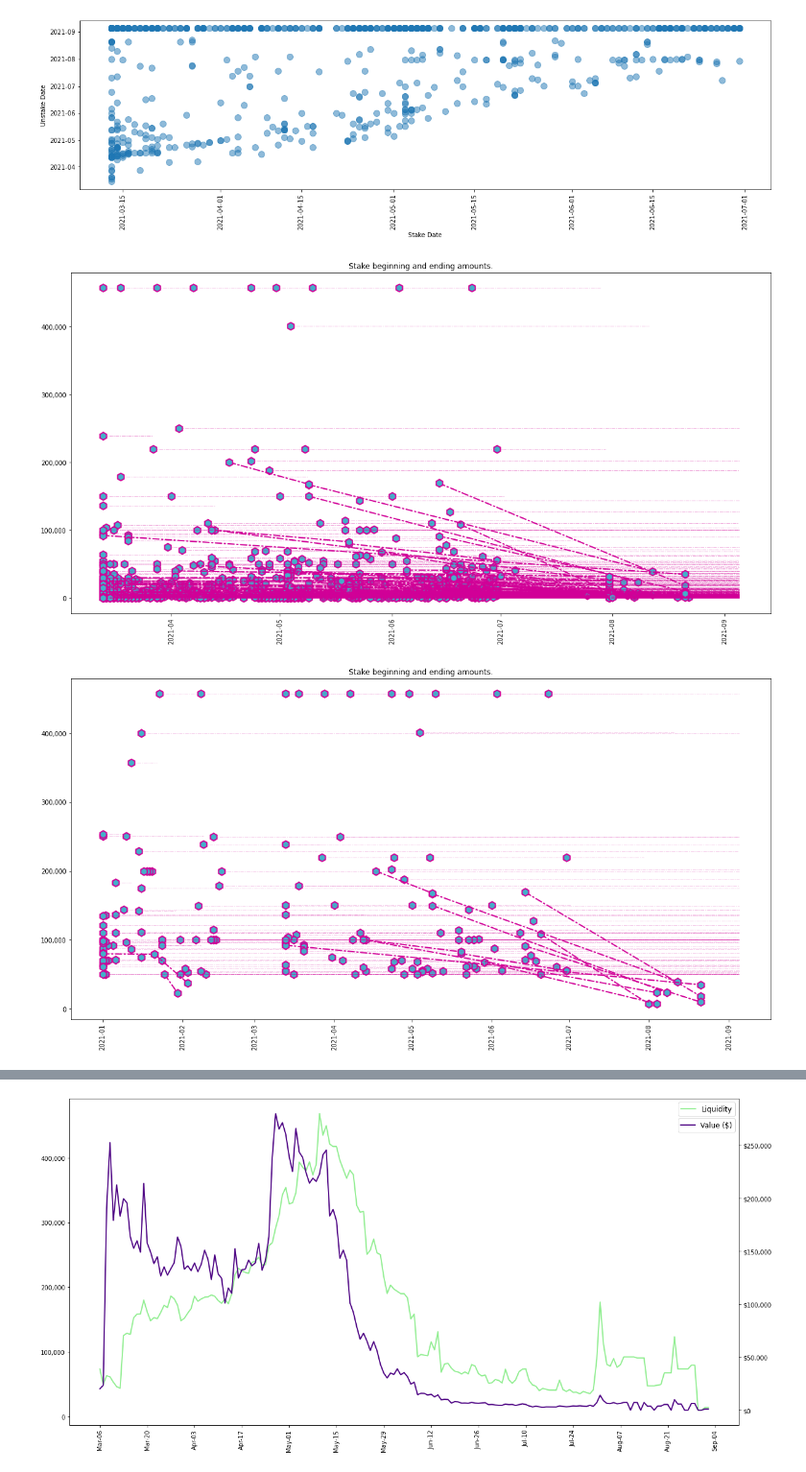
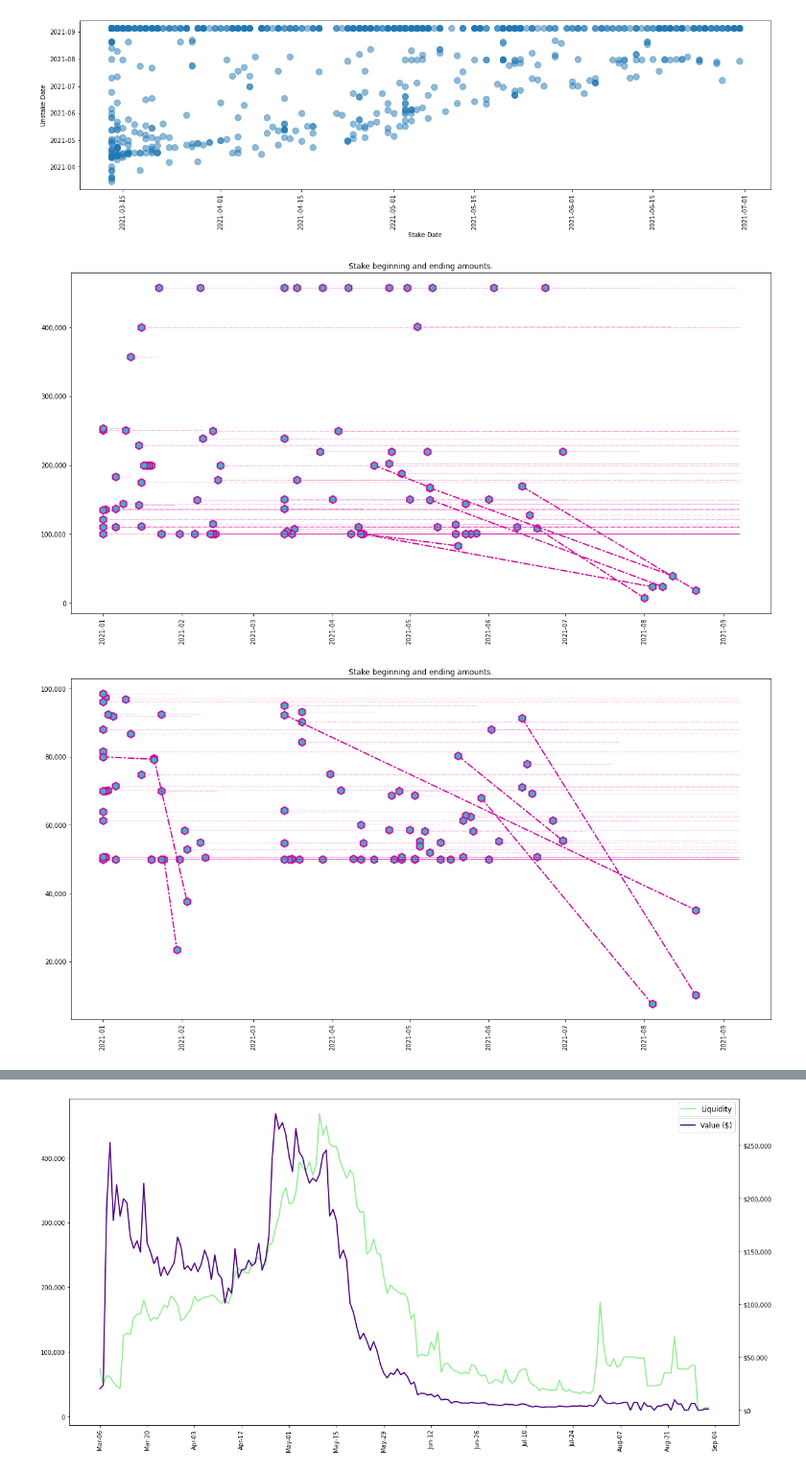
Before and after one commit to seanbhart/flashV2-analysis, a Jupyter notebook: FlashV2_Analysis_Playground.ipynb, the cells around one changed output, grey strips where cells are left out. Shown at 96% size. Cells and saved outputs as stored; diff of their text form; code cells hidden in the pictures.

```diff
--- a/FlashV2_Analysis_Playground.ipynb
+++ b/FlashV2_Analysis_Playground.ipynb
@@ -320,14 +363,17 @@ for i in range(0, len(x1)):
     # ax1.plot(x1[i], y1[i], color='#D10097', linewidth=0, marker='h', markerfacecolor='#43B0CA', markeredgewidth=2, markersize=12, markevery=3)
     # datetime.date.today()
 #     color = 1 if d2[i] is None and d1[i] is None else
-    ax1.scatter((y3[i] / y1[i]) * 100, ((y2[i] - y3[i]) / y1[i]) * 100, s=s1[i] / 200, c='#424242', cmap='RdPu', alpha=0.5, zorder=50)
+    scatter = ax1.scatter((y3[i] / y1[i]) * 100, ((y2[i] - y3[i]) / y1[i]) * 100, s=s1[i] / 200, c='#424242', cmap='RdPu', alpha=0.5, zorder=50)
 #     ax1.scatter((y3[i] / y1[i]) * 100, ((y2[i] - y3[i]) / y1[i]) * 100, s=s1[i] / 200, c=(datetime.date.today() - d1[i]).days * 100, cmap='RdPu', alpha=0.5, zorder=50)
 #     ax1.scatter(x1[i], (y2[i] / y1[i]) * 100, s=s1[i] / 200, color='#43B0CA', alpha=0.5, zorder=50) #, label="Number of Stakes") #blue #43B0CA
 #     ax1.scatter(x1[i], (y3[i] / y1[i]) * 100, s=s1[i] / 200, color='#D10097', alpha=0.5, zorder=50) #, label="Number of Stakes") #pink #D10097 #gray #424242
+    handles, labels = scatter.legend_elements(prop="sizes", alpha=0.6)
+
 ax1.xaxis.set_major_formatter(PercentFormatter())
 ax1.yaxis.set_major_formatter(PercentFormatter())
 ax1.set_xlabel("Account's percent of stakes unstaked early")
 ax1.set_ylabel("Account's percent of stakes unstaked at expiration")
-plt.title("Stake beginning and ending amounts.")
+legend2 = ax1.legend(handles, labels, loc="upper right", title="Sizes")
+plt.title("Unstaking Behavior by Total Staking Amount")
 plt.show()
 # %% [output]
@@ -466,35 +571,35 @@ plt.show()
 # %%
 freq = pd.read_sql("""SELECT amountin, stakedatetime, coalesce(unstakedatetime, CURRENT_DATE) AS unstakedatetime, unstakeearlyburnedamount
 FROM stakes
-WHERE stakedatetime < '2021-07-01'::date AND flashversion=2
+WHERE stakedatetime < '2021-07-01'::date AND amountin >= 100000
 ORDER BY stakedatetime DESC;""",conn)
 
 fig, ax1 = plt.subplots(figsize=(20, 10))
 fig.patch.set_facecolor('white')
 fig.patch.set_alpha(1)
 plt.xticks(rotation = 90)
 
 x1 = freq["stakedatetime"]
 x2 = freq["unstakedatetime"]
 y1 = freq["amountin"]
 y2 = freq["unstakeearlyburnedamount"]
 for i in range(0, len(x1)):
     if np.isnan(y2[i]):
         ax1.plot([x1[i],x2[i]], [y1[i],y1[i]], color='#D10097', linewidth=1, alpha=0.3, linestyle=(0, (5, 2, 1, 2)), dash_capstyle='round')
     else:
         ax1.plot([x1[i],x2[i]], [y1[i],y1[i]-y2[i]], color='#D10097', linewidth=2, linestyle=(0, (5, 2, 1, 2)), dash_capstyle='round')
     ax1.plot([x1[i]], [y1[i]], color='#D10097', linewidth=4, marker='h', markerfacecolor='#43B0CA', markeredgewidth=2, markersize=12, markevery=3)
     ax1.plot([x2[i]], [y1[i]-y2[i]], color='#D10097', linewidth=4, marker='h', markerfacecolor='#43B0CA', markeredgewidth=2, markersize=12, markevery=3)
 
 ax1.yaxis.set_major_formatter(StrMethodFormatter('{x:,.0f}'))
 plt.title("Stake beginning and ending amounts.")
 plt.show()
 # %% [output]
-[figure, old version]
+[figure, new version]
 # %%
 freq = pd.read_sql("""SELECT amountin, stakedatetime, coalesce(unstakedatetime, CURRENT_DATE) AS unstakedatetime, unstakeearlyburnedamount
 FROM stakes
-WHERE stakedatetime < '2021-07-01'::date AND amountin > 50000
+WHERE stakedatetime < '2021-07-01'::date AND (amountin >= 50000 AND amountin < 100000)
 ORDER BY stakedatetime DESC;""",conn)
 # AND flashversion=2
 
@@ -519,7 +624,7 @@ ax1.yaxis.set_major_formatter(StrMethodFormatter('{x:,.0f}'))
 plt.title("Stake beginning and ending amounts.")
 plt.show()
 # %% [output]
-[figure, old version]
+[figure, new version]
 # %%
 freq = pd.read_sql("""SELECT amountin, stakedatetime, coalesce(unstakedatetime, CURRENT_DATE) AS unstakedatetime, unstakeearlyburnedamount
 FROM stakes
```
Also changed, not shown: parts of 15 cells of this notebook, 5 other files.
